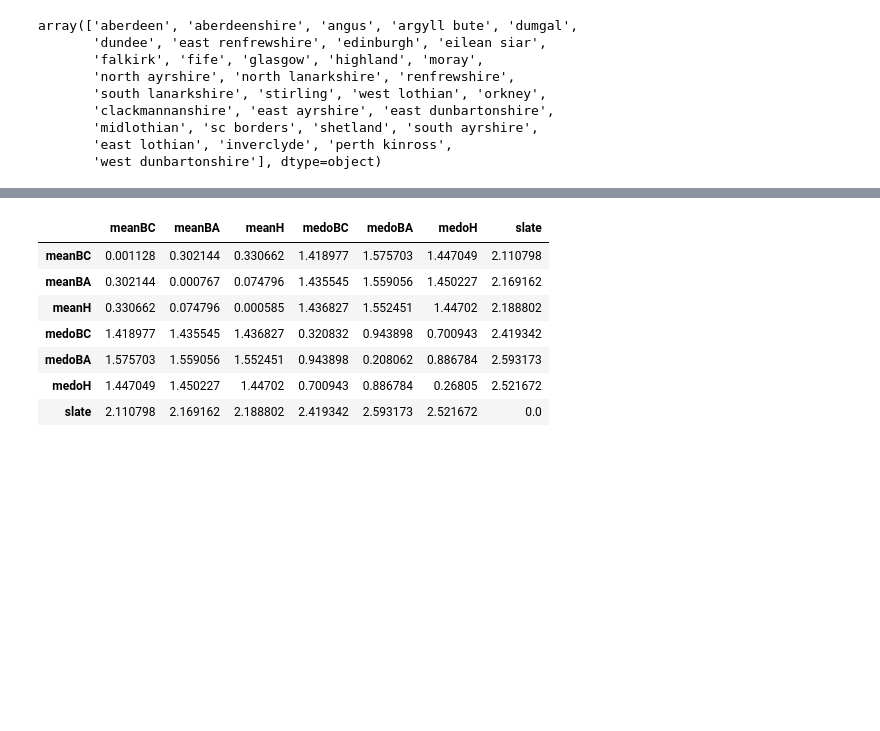
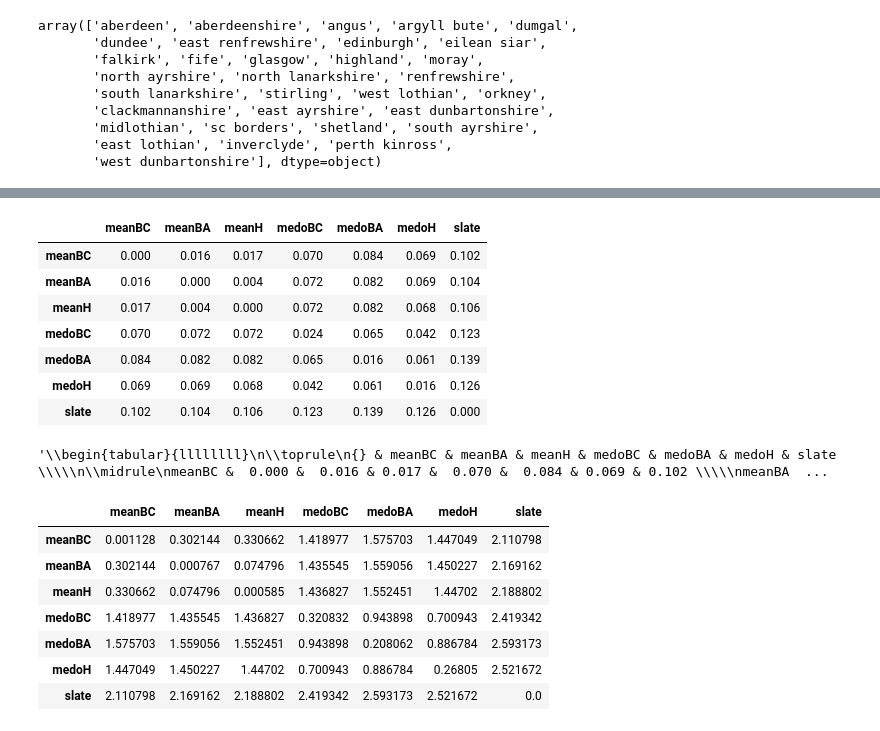
Before and after one commit to mggg/ballot-clustering, a Jupyter notebook: Analyze_results_dataframe.ipynb, the cells around one changed output, grey strips where cells are left out. Drawn from its saved outputs; the diff is of its cells as text; code cells hidden in the pictures; blank space fills up the shorter version.

Commit message:
analysis of dataframe

```diff
--- a/Analyze_results_dataframe.ipynb
+++ b/Analyze_results_dataframe.ipynb
@@ -158,4 +124,3 @@ See the caveats in the documentation: https://pandas.pydata.org/pandas-docs/stab
 # %%
-df0 = df[df['trial_num'] == 0]  # only the first trial of each method
-dfs = df0.dropna(subset = ['slates']) # only the first slate trial of each election
+dfs = df.dropna(subset = ['slates']) # only the slate trial of each election
 # note that dfs has one row for each election, and hense is good for gathering data that doesn't involve clustering.
@@ -238,3 +232,29 @@ array(['aberdeen', 'aberdeenshire', 'angus', 'argyll bute', 'dumgal',
+# %%
+compare_methods = pd.DataFrame(index=method_list,columns=method_list)
+
+for m1 in method_list:
+    for m2 in method_list:
+        running_sum = 0
+        for index in dfs.index:
+            D = dfs['method_closeness'][index]
+            running_sum += D[(m1,m2)]
+        compare_methods[m1][m2] = running_sum/len(dfs)
+# %%
+pd.set_option('display.float_format', lambda x: '%.3f' % x)
+compare_methods
+# %% [output]
+|  | meanBC | meanBA | meanH | medoBC | medoBA | medoH | slate |
+| meanBC | 0.000 | 0.016 | 0.017 | 0.070 | 0.084 | 0.069 | 0.102 |
+| meanBA | 0.016 | 0.000 | 0.004 | 0.072 | 0.082 | 0.069 | 0.104 |
+| meanH | 0.017 | 0.004 | 0.000 | 0.072 | 0.082 | 0.068 | 0.106 |
+| medoBC | 0.070 | 0.072 | 0.072 | 0.024 | 0.065 | 0.042 | 0.123 |
+| medoBA | 0.084 | 0.082 | 0.082 | 0.065 | 0.016 | 0.061 | 0.139 |
+| medoH | 0.069 | 0.069 | 0.068 | 0.042 | 0.061 | 0.016 | 0.126 |
+| slate | 0.102 | 0.104 | 0.106 | 0.123 | 0.139 | 0.126 | 0.000 |
+# %%
+compare_methods.to_latex()
+# %% [output]
+'\\begin{tabular}{llllllll}\n\\toprule\n{} & meanBC & meanBA & meanH & medoBC & medoBA & medoH & slate \\\\\n\\midrule\nmeanBC &  0.000 &  0.016 & 0.017 &  0.070 &  0.084 & 0.069 & 0.102 \\\\\nmeanBA  ...
 # %%
 # Euclidean distance between centroids (dictionaries), summed over the two partition pieces
 # wrt the best match between the two pieces of the first clustering and of the second.
```
Also changed, not shown: parts of 26 cells of this notebook, 24 other files.
